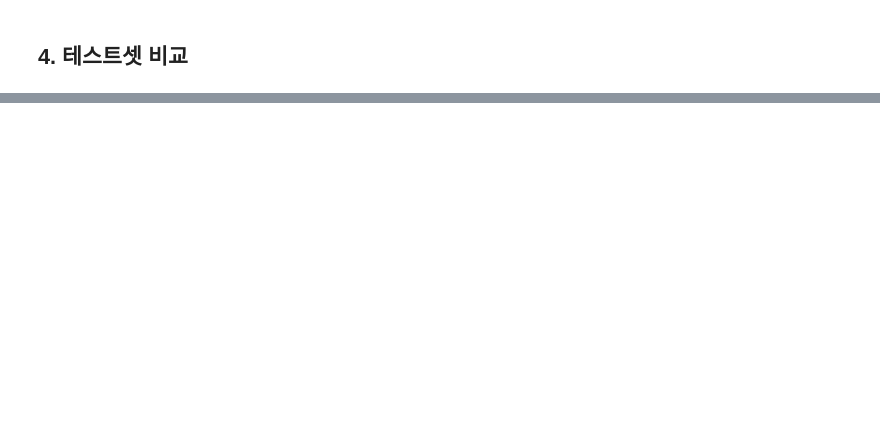
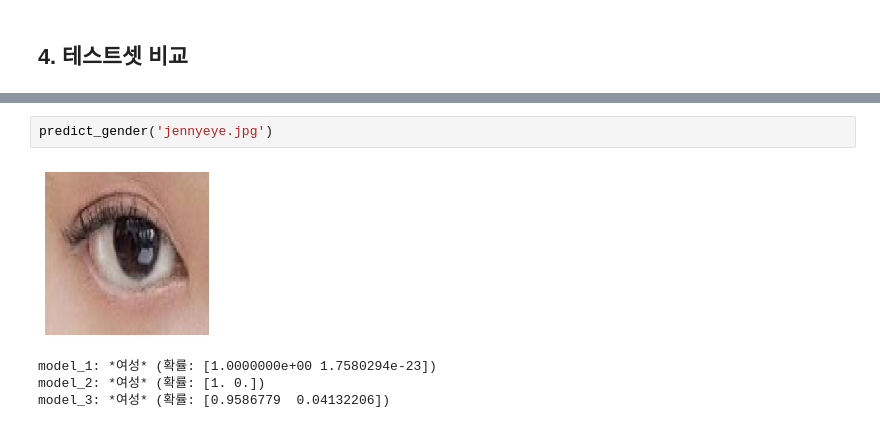
Before and after one commit to Guest-01/ds-section4-project, a Jupyter notebook: AI_03_장호현_section4.ipynb, the cells around one changed output, grey strips where cells are left out. Saved outputs shown, nothing was run; the diff lists cells and outputs as text; blank space fills up the shorter version.

```diff
--- a/AI_03_장호현_section4.ipynb
+++ b/AI_03_장호현_section4.ipynb
@@ -402,0 +414,7 @@ plt.show()
+# %%
+predict_gender('jennyeye.jpg')
+# %% [output]
+[figure, added]
+model_1: *여성* (확률: [1.0000000e+00 1.7580294e-23])
+model_2: *여성* (확률: [1. 0.])
+model_3: *여성* (확률: [0.9586779  0.04132206])
```
Also changed, not shown: parts of 22 cells of this notebook, 1 other file.
